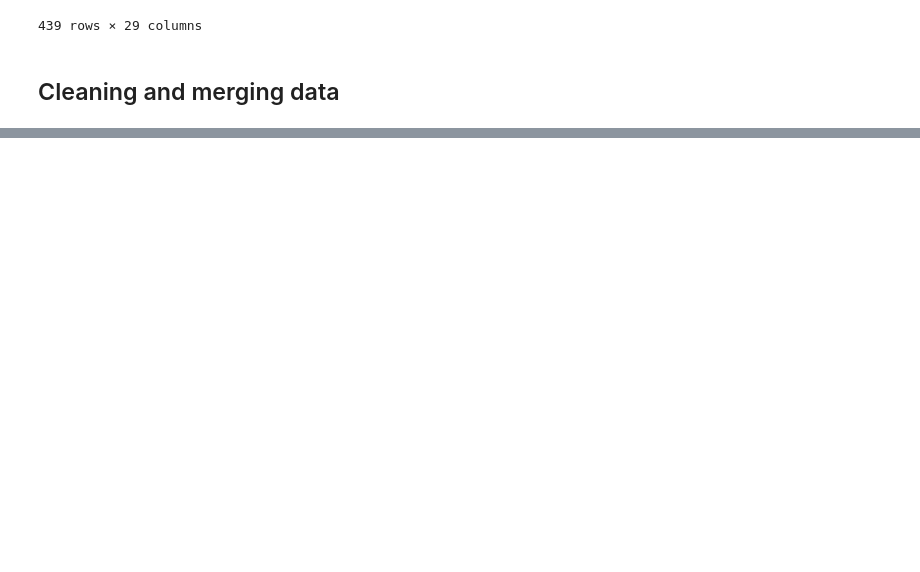
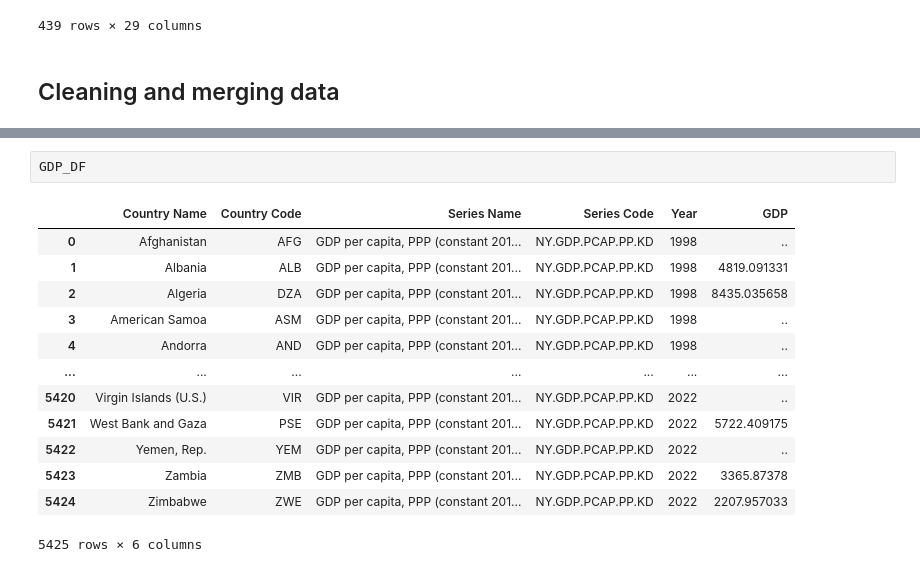
Before and after one commit to PhakphumJ/Thesis_code, a Jupyter notebook: ILO_WDI_code.ipynb, the cells around one changed output, grey strips where cells are left out. Cells and saved outputs as stored; diff of their text form; blank space fills up the shorter version.

```diff
--- a/ILO_WDI_code.ipynb
+++ b/ILO_WDI_code.ipynb
@@ -76,0 +114,16 @@ Final_EDU_DF
+# %%
+GDP_DF
+# %% [output]
+|  | Country Name | Country Code | Series Name | Series Code | Year | GDP |
+| 0 | Afghanistan | AFG | GDP per capita, PPP (constant 201... | NY.GDP.PCAP.PP.KD | 1998 | .. |
+| 1 | Albania | ALB | GDP per capita, PPP (constant 201... | NY.GDP.PCAP.PP.KD | 1998 | 4819.091331 |
+| 2 | Algeria | DZA | GDP per capita, PPP (constant 201... | NY.GDP.PCAP.PP.KD | 1998 | 8435.035658 |
+| 3 | American Samoa | ASM | GDP per capita, PPP (constant 201... | NY.GDP.PCAP.PP.KD | 1998 | .. |
+| 4 | Andorra | AND | GDP per capita, PPP (constant 201... | NY.GDP.PCAP.PP.KD | 1998 | .. |
+| ... | ... | ... | ... | ... | ... | ... |
+| 5420 | Virgin Islands (U.S.) | VIR | GDP per capita, PPP (constant 201... | NY.GDP.PCAP.PP.KD | 2022 | .. |
+| 5421 | West Bank and Gaza | PSE | GDP per capita, PPP (constant 201... | NY.GDP.PCAP.PP.KD | 2022 | 5722.409175 |
+| 5422 | Yemen, Rep. | YEM | GDP per capita, PPP (constant 201... | NY.GDP.PCAP.PP.KD | 2022 | .. |
+| 5423 | Zambia | ZMB | GDP per capita, PPP (constant 201... | NY.GDP.PCAP.PP.KD | 2022 | 3365.87378 |
+| 5424 | Zimbabwe | ZWE | GDP per capita, PPP (constant 201... | NY.GDP.PCAP.PP.KD | 2022 | 2207.957033 |
+5425 rows × 6 columns
```
Also changed, not shown: parts of 12 cells of this notebook.
